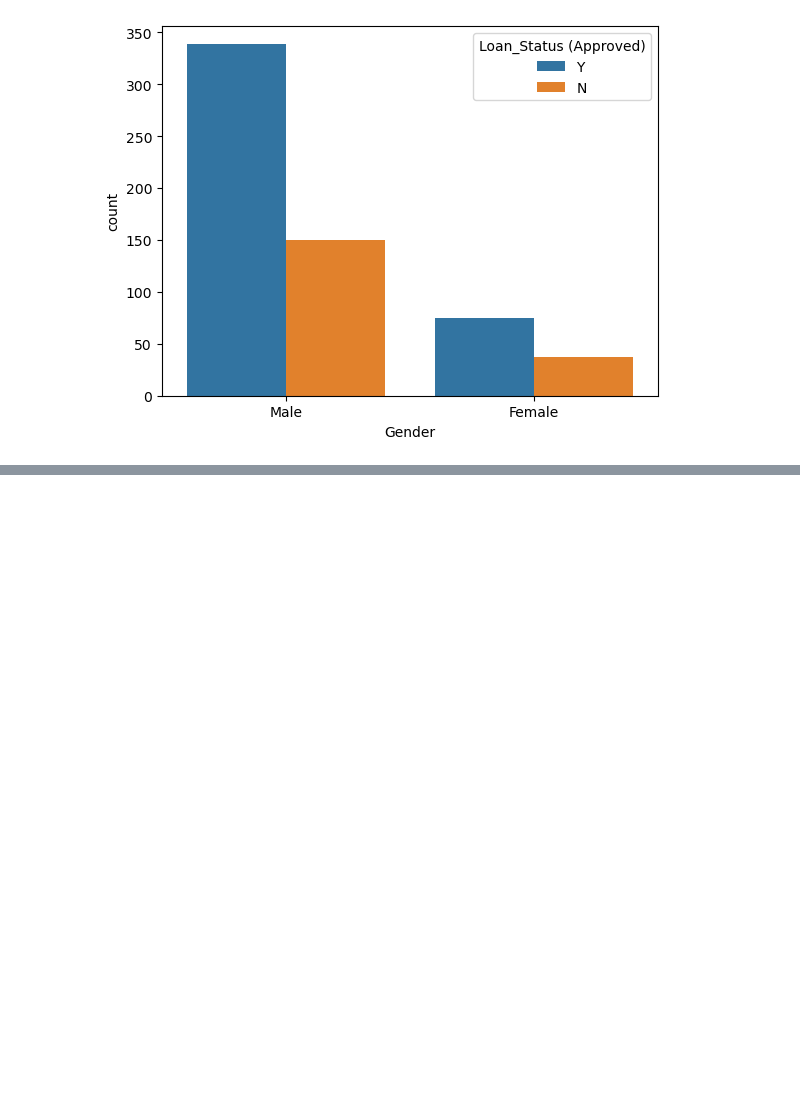
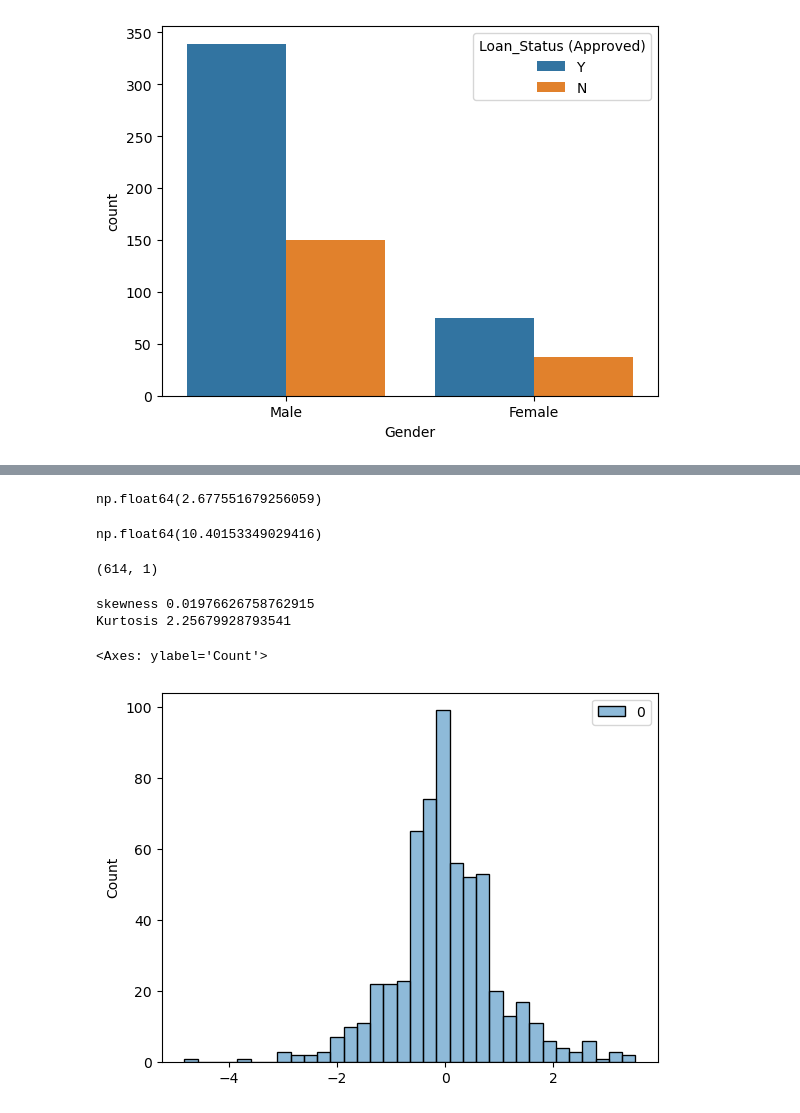
Before and after one commit to HarshaVardhan1375/Data_Analysis, a Jupyter notebook: data_analysis.ipynb, the cells around one changed output, grey strips where cells are left out. Cells and saved outputs as stored; diff of their text form; code cells hidden in the pictures; blank space fills up the shorter version.

```diff
--- a/data_analysis.ipynb
+++ b/data_analysis.ipynb
@@ -175,0 +398,5 @@ sns.countplot(x='Gender',data=data,hue='Loan_Status (Approved)')
+# %%
+df7=pd.get_dummies(data['Loan_Status (Approved)'],prefix='LSA',drop_first=True)
+print(df7)
+data=pd.concat([data,df7],axis=1).drop(['Loan_Status (Approved)'],axis=1)
+print(data)
@@ -175,0 +439,5 @@ sns.countplot(x='Gender',data=data,hue='Loan_Status (Approved)')
+# %%
+df8=pd.get_dummies(data['Credit_History'],prefix='CH',drop_first=True)
+print(df8)
+data=pd.concat([data,df8],axis=1).drop(['Credit_History'],axis=1)
+print(data)
@@ -175,0 +489,27 @@ sns.countplot(x='Gender',data=data,hue='Loan_Status (Approved)')
+# %%
+data['LoanAmount'].skew()
+# %% [output]
+np.float64(2.677551679256059)
+# %%
+data['LoanAmount'].kurtosis()
+# %% [output]
+np.float64(10.40153349029416)
+# %%
+from sklearn.preprocessing import PowerTransformer
+trans=PowerTransformer(method='yeo-johnson')
+# %%
+la_trans=trans.fit_transform(data[['LoanAmount']])
+la_trans.shape
+# %% [output]
+(614, 1)
+# %%
+print("skewness",pd.Series(la_trans.reshape(614,)).skew())
+print("Kurtosis",pd.Series(la_trans.reshape(614,)).kurtosis())
+# %% [output]
+skewness 0.01976626758762915
+Kurtosis 2.25679928793541
+# %%
+sns.histplot(la_trans)
+# %% [output]
+<Axes: ylabel='Count'>
+[figure, added]
```
Also changed, not shown: parts of 26 cells of this notebook, 4 other files.
